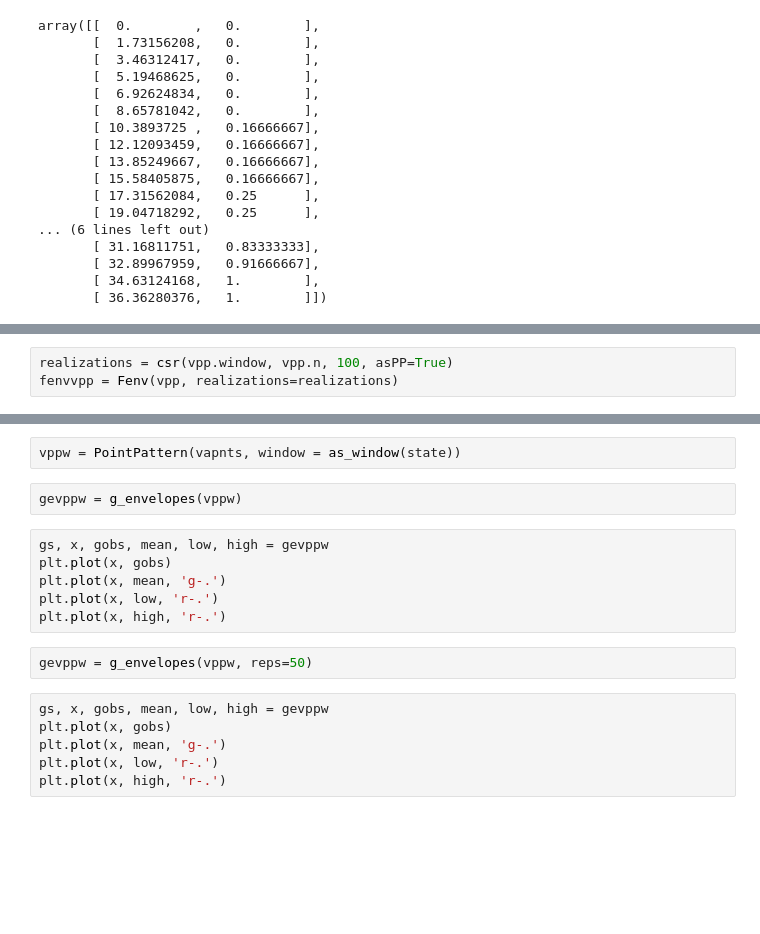
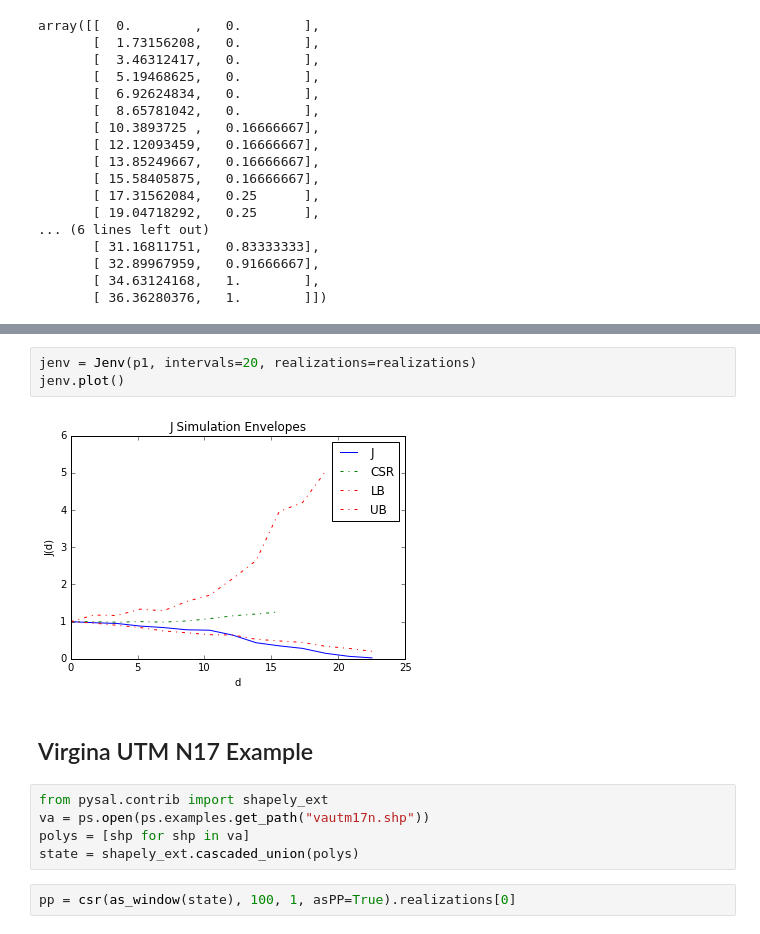
Before and after one commit to pysal/pointpats, a Jupyter notebook: distance_statistics.ipynb, the cells around one changed output, grey strips where cells are left out. Drawn from its saved outputs; the diff is of its cells as text; blank space fills up the shorter version.

```diff
--- a/distance_statistics.ipynb
+++ b/distance_statistics.ipynb
@@ -89,3 +71,0 @@ fvpp.plot()
-# %%
-realizations = csr(vpp.window, vpp.n, 100, asPP=True)
-fenvvpp = Fenv(vpp, realizations=realizations)
@@ -190,18 +72,14 @@ plt.plot(x, high, 'r-.')
-# %%
-vppw = PointPattern(vapnts, window = as_window(state))
-# %%
-gevppw = g_envelopes(vppw)
-# %%
-gs, x, gobs, mean, low, high = gevppw
-plt.plot(x, gobs)
-plt.plot(x, mean, 'g-.')
-plt.plot(x, low, 'r-.')
-plt.plot(x, high, 'r-.')
-# %%
-gevppw = g_envelopes(vppw, reps=50)
-# %%
-gs, x, gobs, mean, low, high = gevppw
-plt.plot(x, gobs)
-plt.plot(x, mean, 'g-.')
-plt.plot(x, low, 'r-.')
-plt.plot(x, high, 'r-.')
+# %%
+jenv = Jenv(p1, intervals=20, realizations=realizations)
+jenv.plot()
+# %% [output]
+[figure, added]
+# %% [markdown]
+## Virgina UTM N17 Example
+# %%
+from pysal.contrib import shapely_ext
+va = ps.open(ps.examples.get_path("vautm17n.shp"))
+polys = [shp for shp in va]
+state = shapely_ext.cascaded_union(polys)
+# %%
+pp = csr(as_window(state), 100, 1, asPP=True).realizations[0]
```
Also changed, not shown: parts of 36 cells of this notebook, 1 other file.
